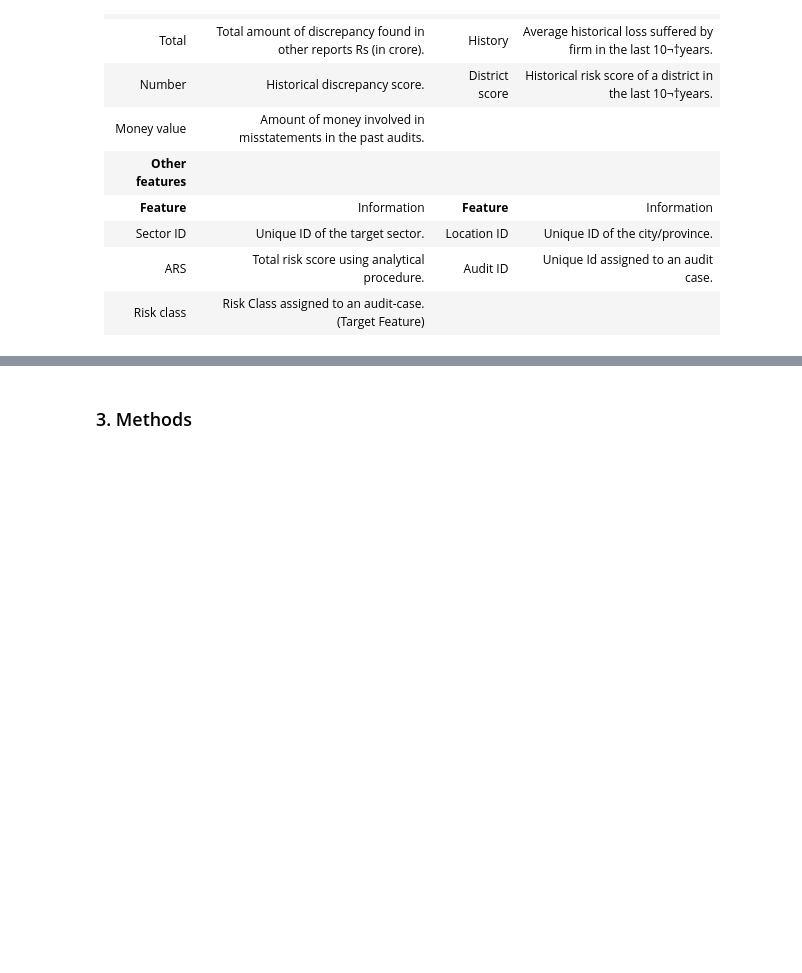
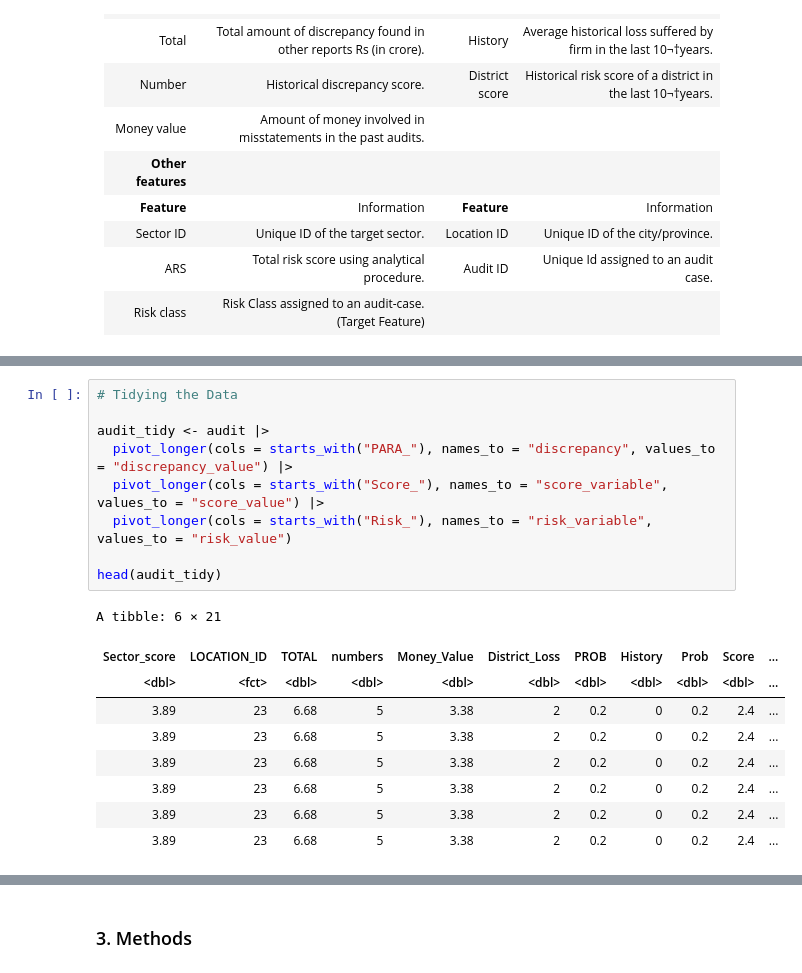
Before and after one commit to montajesaj1/DSCI100-G27, a Jupyter notebook: Project Proposal.ipynb, the cells around one changed output, grey strips where cells are left out. Drawn from its saved outputs; the diff is of its cells as text; blank space fills up the shorter version.

```diff
--- a/Project Proposal.ipynb
+++ b/Project Proposal.ipynb
@@ -105,0 +76,19 @@ Warning message:
+# %%
+# Tidying the Data
+
+audit_tidy <- audit |>
+  pivot_longer(cols = starts_with("PARA_"), names_to = "discrepancy", values_to = "discrepancy_value") |>
+  pivot_longer(cols = starts_with("Score_"), names_to = "score_variable", values_to = "score_value") |>
+  pivot_longer(cols = starts_with("Risk_"), names_to = "risk_variable", values_to = "risk_value")
+
+head(audit_tidy)
+# %% [output]
+A tibble: 6 × 21
+| Sector_score | LOCATION_ID | TOTAL | numbers | Money_Value | District_Loss | PROB | History | Prob | Score | ... |
+| <dbl> | <fct> | <dbl> | <dbl> | <dbl> | <dbl> | <dbl> | <dbl> | <dbl> | <dbl> | ... |
+| 3.89 | 23 | 6.68 | 5 | 3.38 | 2 | 0.2 | 0 | 0.2 | 2.4 | ... |
+| 3.89 | 23 | 6.68 | 5 | 3.38 | 2 | 0.2 | 0 | 0.2 | 2.4 | ... |
+| 3.89 | 23 | 6.68 | 5 | 3.38 | 2 | 0.2 | 0 | 0.2 | 2.4 | ... |
+| 3.89 | 23 | 6.68 | 5 | 3.38 | 2 | 0.2 | 0 | 0.2 | 2.4 | ... |
+| 3.89 | 23 | 6.68 | 5 | 3.38 | 2 | 0.2 | 0 | 0.2 | 2.4 | ... |
+| 3.89 | 23 | 6.68 | 5 | 3.38 | 2 | 0.2 | 0 | 0.2 | 2.4 | ... |
```
Also changed, not shown: parts of 7 cells of this notebook, 2 other files.
